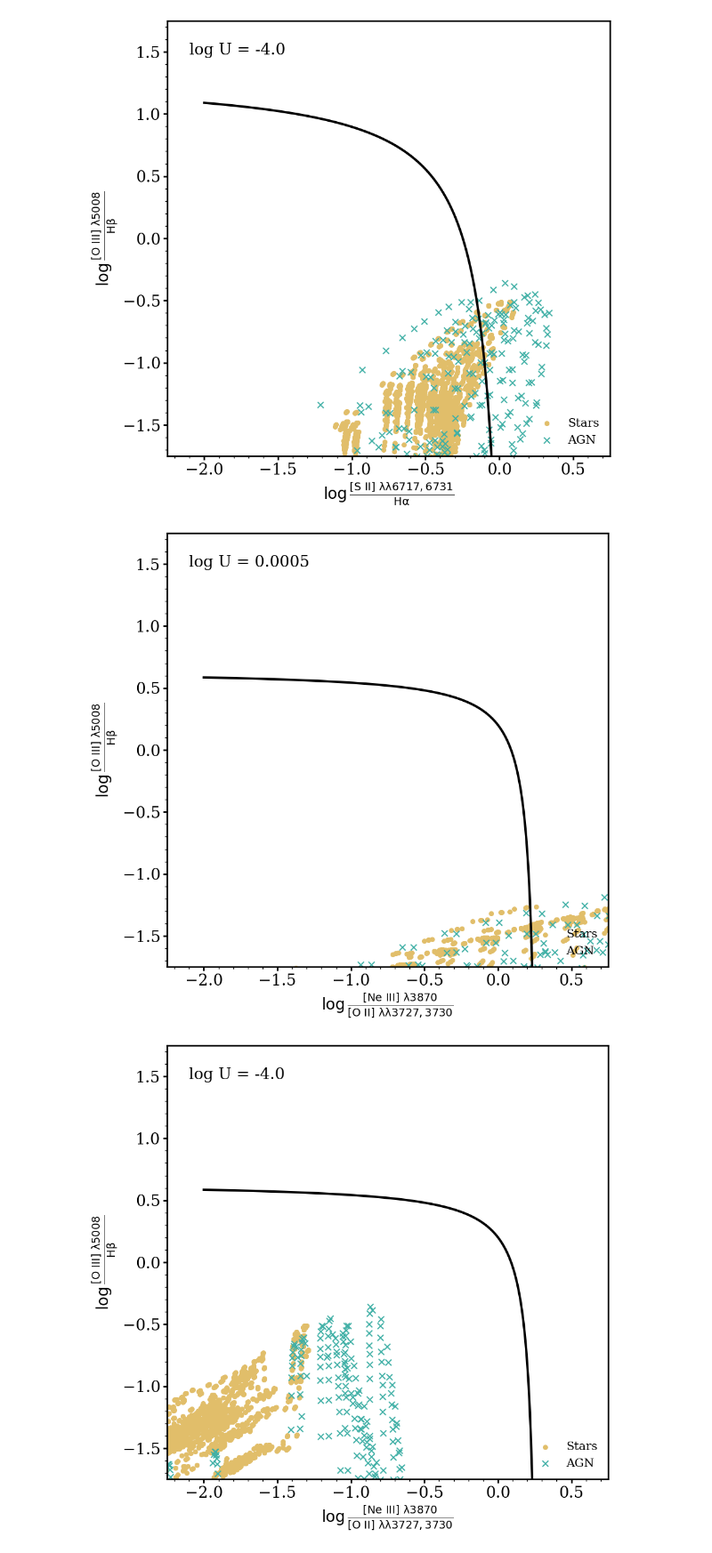
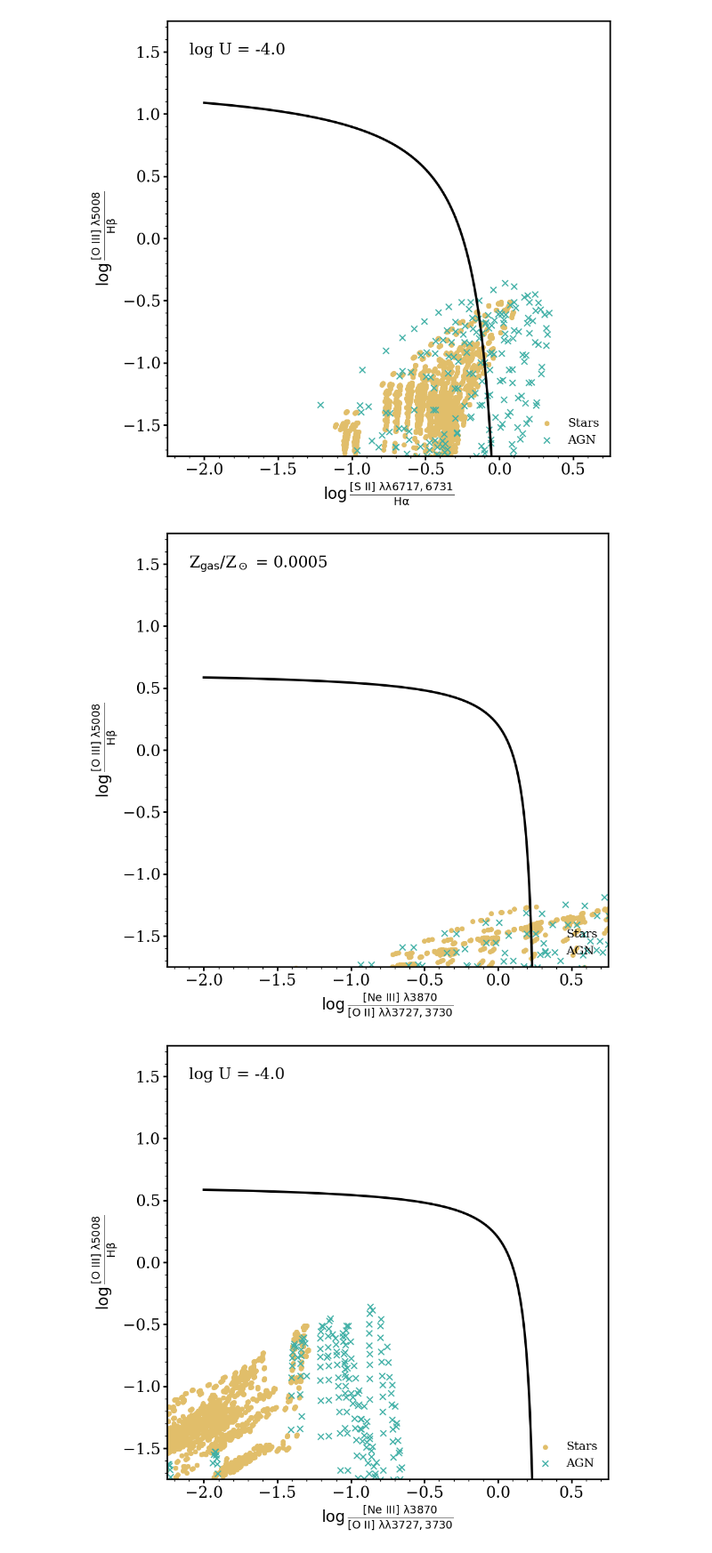
Before and after one commit to njcleri/AR_05558_modeling, a Jupyter notebook: code/model_animations.ipynb, the cells around one changed output. Shown: that part at 89% size. Drawn from its saved outputs; the diff is of its cells as text; code cells hidden in the pictures.

```diff
--- a/code/model_animations.ipynb
+++ b/code/model_animations.ipynb
@@ -150,34 +150,34 @@ make_animation_vo87_logU(logU_grid)
 # %%
 def make_animation_ohno_zgas(Z_grid):
     fig, ax = plt.subplots(1, 1)
     plt.tight_layout()
     fig.set_size_inches(10,10)
 
     def animate(frame):
         ax.clear()
         zgas = Z_grid[frame]
         subdf_bpass = BPASS_solar[(BPASS_solar.zgas == zgas)]
         subdf_agn = AGN_solar[(AGN_solar.zgas == zgas)]
 
         ax.scatter(np.log10(subdf_bpass['Ne_3_3868.76A']/(subdf_bpass['O_2_3726.03A']+subdf_bpass['O_2_3728.81A'])), np.log10(subdf_bpass['O_3_5006.84A']/subdf_bpass['H_1_4861.33A']),
            c=COLOR_STARS, alpha=1.0, label='Stars', zorder=-9, s=30)
         ax.scatter(np.log10(subdf_agn['Ne_3_3868.76A']/(subdf_agn['O_2_3726.03A']+subdf_agn['O_2_3728.81A'])), np.log10(subdf_agn['O_3_5006.84A']/subdf_agn['H_1_4861.33A']),
                 c=COLOR_AGN, marker='x', alpha=1.0, label='AGN', zorder=-9, s=60)
         diagnostic_lines.plot_ohno_backhaus_2022(ax, label=False)
         ax.set_xlim(-2.25, 0.75)
         ax.set_ylim(-1.75, 1.75)
         ax.set_xlabel(r'$\log\frac{\rm{[Ne~III]}~\lambda3870}{\rm{[O~II]}~\lambda\lambda3727,3730}$')
         ax.set_ylabel(r'$\log\frac{\rm{[O~III]}~\lambda5008}{\rm{H}\beta}$')
-        ax.annotate(f'log U = {zgas}', (0.05, 0.95), xycoords='axes fraction', ha='left', va='top', fontsize=20)
+        ax.annotate(f'Z$_\mathrm{{gas}}/$Z$_\odot$ = {zgas}', (0.05, 0.95), xycoords='axes fraction', ha='left', va='top', fontsize=20)
         ax.legend(loc='lower right', fontsize=15, frameon=False)
 
     ani = FuncAnimation(fig, animate, frames=len(Z_grid),
                         interval=5, repeat=True)
     ani.save('../figures/animations/ohno_zgas.gif', dpi=300, writer=PillowWriter(fps=len(Z_grid)/2))
 
 make_animation_ohno_zgas(Z_grid)
 # %% [output]
-[figure, old version]
+[figure, new version]
 # %%
 def make_animation_ohno_logU(logU_grid):
     fig, ax = plt.subplots(1, 1)
```
Also changed, not shown: 1 other file.
